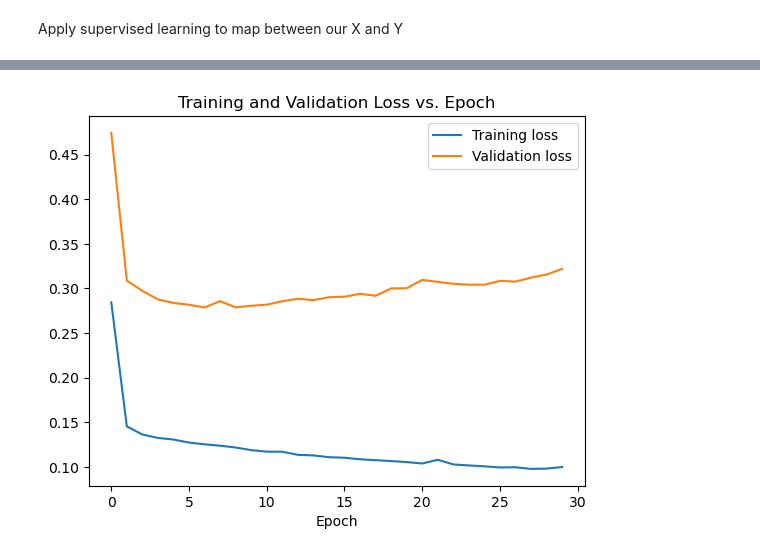
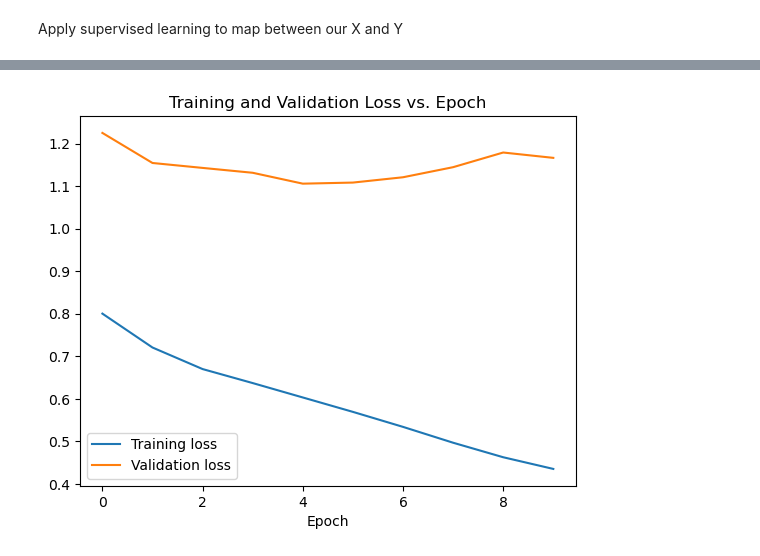
Before and after one commit to castrong/DeepBrainIRL, a Jupyter notebook: bc.ipynb, the cells around one changed output, grey strips where cells are left out. Saved outputs shown, nothing was run; the diff lists cells and outputs as text; code cells hidden in the pictures.

```diff
--- a/bc.ipynb
+++ b/bc.ipynb
@@ -153,11 +265,0 @@ For now, these will be delta_x, delta_y, next heading, and  for the ego vehicle
-# %%
-# How far ahead you're trying to predict
-n_steps_ahead = 15
-Y_train = X_train[n_steps_ahead:, 0:4] # your training labels are the ego state that amount of steps ahead
-
-# Y_train and Y)_validation will already be normalized bc it's coming straight from X_train
-Y_validation = X_validation[n_steps_ahead:, 0:4]
-
-# Now, clip the end of X_train because we don't have an output for the last n_steps_ahead entries
-X_train = X_train[:-n_steps_ahead, :]
-X_validation = X_validation[:-n_steps_ahead, :]
@@ -164,3 +304,34 @@ X_validation = X_validation[:-n_steps_ahead, :]
+# %%
+# Depending on whether we'd like to do world frame or line frame
+world_frame = False
+n_steps_ahead = 10
+
+if world_frame:
+    # How far ahead you're trying to predict and which columns you'd like to predict
+    cols_to_predict = [0, 1, 2, 3]
+    training_pairs = [prediction_input_and_output(demonstration, n_steps_ahead, cols_to_predict) for demonstration in train_demonstration_states_world_frame]
+    validation_pairs = [prediction_input_and_output(demonstration, n_steps_ahead, cols_to_predict) for demonstration in validation_demonstration_states_world_frame]
+
+else:
+    # Get X, Y matrices from each demonstration
+    training_pairs = [line_frame_to_training_matrices(demonstration_line_frame, k_closest_vehicles, k_closest_pedestrians, n_steps_ahead) for demonstration_line_frame in train_demonstration_states_line_frame]
+    validation_pairs = [line_frame_to_training_matrices(demonstration_line_frame, k_closest_vehicles, k_closest_pedestrians, n_steps_ahead) for demonstration_line_frame in validation_demonstration_states_line_frame]
+
+# Then, stack these X, Y pairs to get the final training data
+X_train = np.vstack([pair[0] for pair in training_pairs])
+Y_train = np.vstack([pair[1] for pair in training_pairs])
+X_validation = np.vstack([pair[0] for pair in validation_pairs])
+Y_validation = np.vstack([pair[1] for pair in validation_pairs])
+
+# Normalize the data, both train and validation
+X_train_mean, X_train_std = find_normalization(X_train)
+Y_train_mean, Y_train_std = find_normalization(Y_train)
+
+X_train = normalize_matrix(X_train, X_train_mean, X_train_std)
+Y_train = normalize_matrix(Y_train, Y_train_mean, Y_train_std)
+
+X_validation = normalize_matrix(X_validation, X_train_mean, X_train_std)
+Y_validation = normalize_matrix(Y_validation, Y_train_mean, Y_train_std)
 # %% [markdown]
 #### Create our model. We'll start with a simple MLP
 # %%
@@ -277,5 +407,5 @@ X_validation = torch.tensor(X_validation, dtype=torch.float32)
 Y_validation = torch.tensor(Y_validation, dtype=torch.float32)
 
 model = MLP([X_train.shape[1], 32, 32, Y_train.shape[1]])
-supervised_learning(X_train, Y_train, X_validation, Y_validation, model, 30, 64, nn.MSELoss(), lr=0.001)
+supervised_learning(X_train, Y_train, X_validation, Y_validation, model, 10, 64, nn.MSELoss(), lr=0.001)
 # %% [output]
@@ -299,3 +422,3 @@ Finished epoch 29, latest loss 0.0998666062951088, validation loss 0.32192650437
-[figure, old version]
+[figure, new version]
 # %%
 Y_pred = model(X_train).detach().numpy()
```
Also changed, not shown: parts of 27 cells of this notebook.
